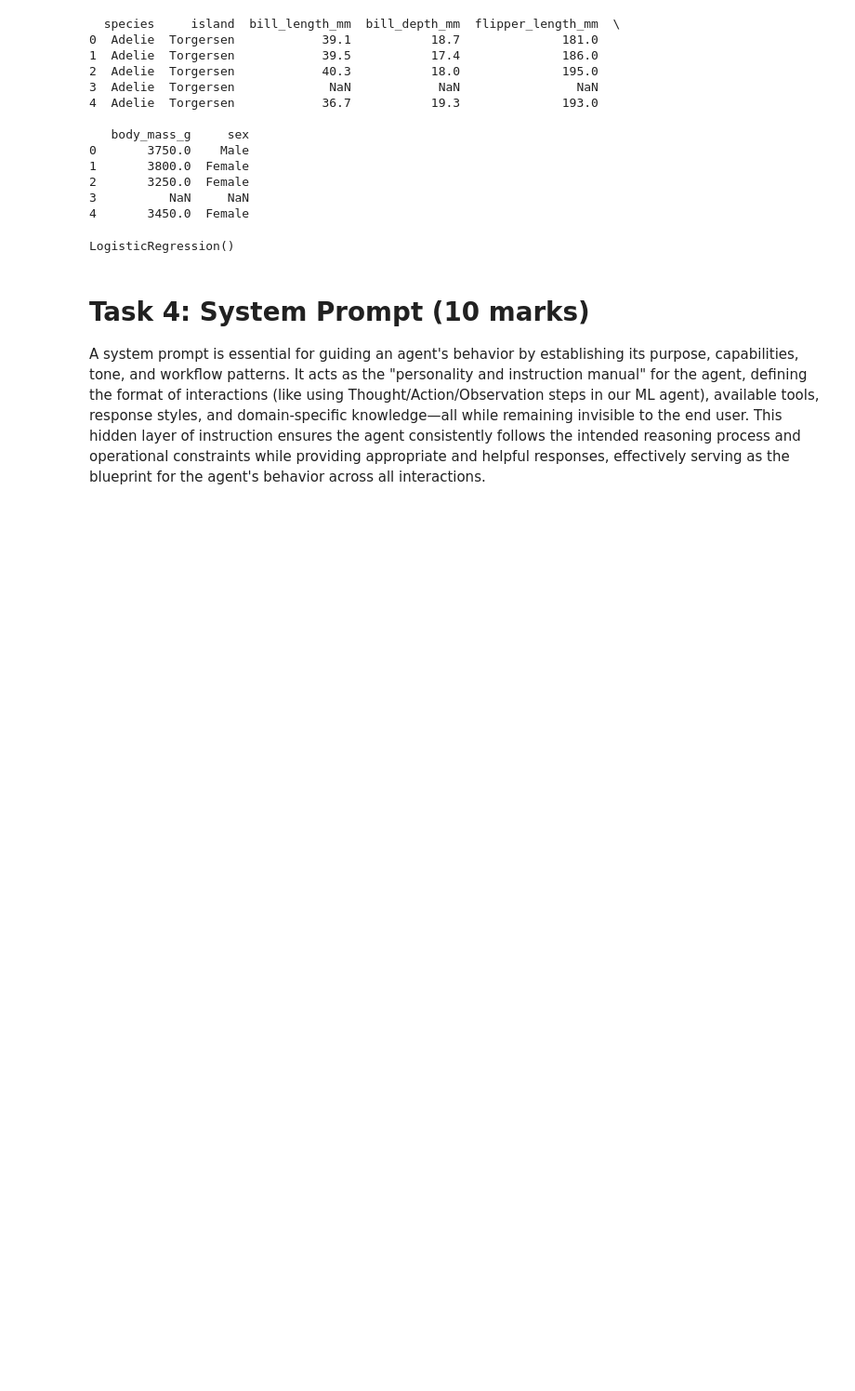
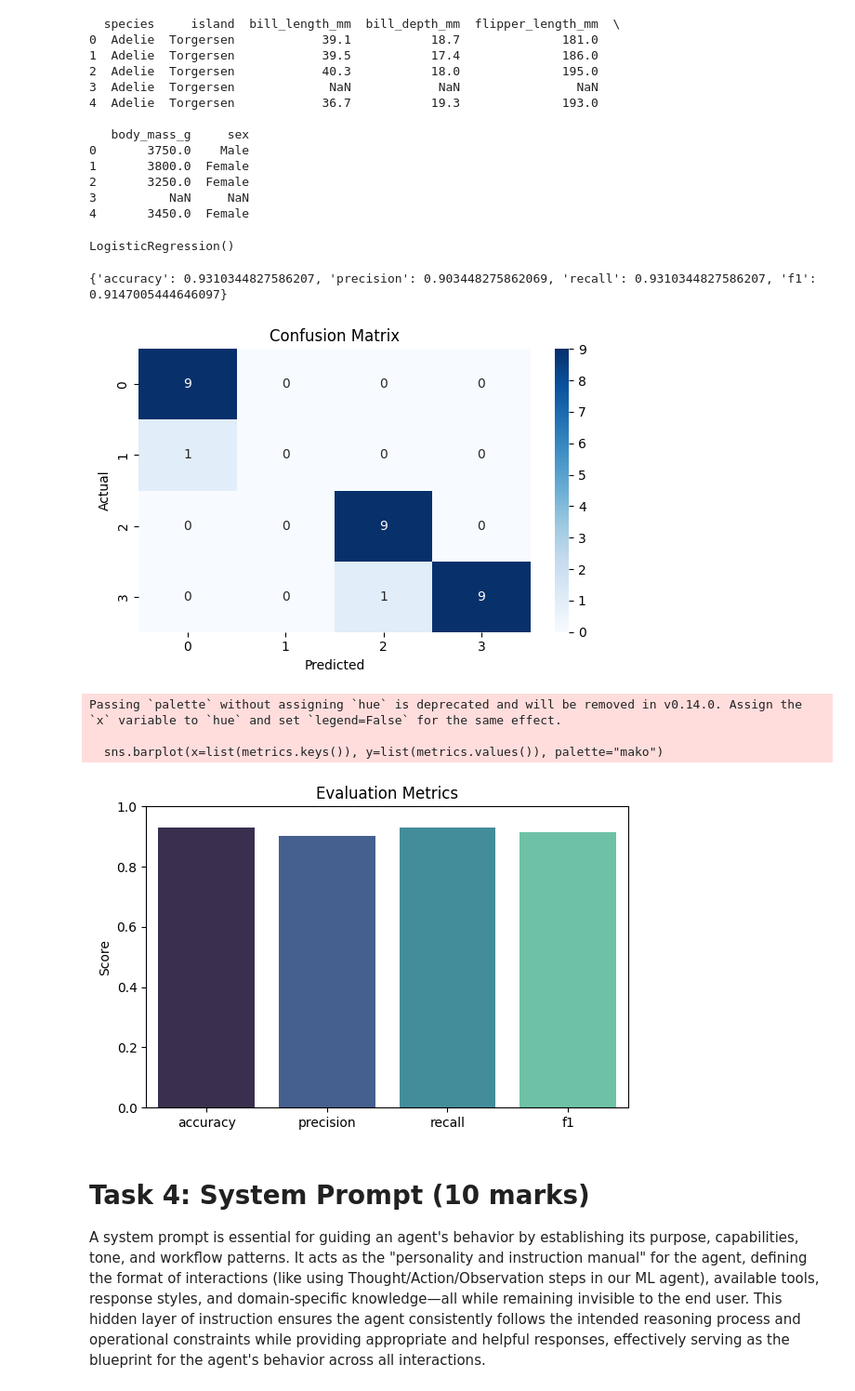
Before and after one commit to candycreeper13/stuff, a Jupyter notebook: W2025/Assignments/A3/SYSC4415_W25_A3.ipynb, the cells around one changed output. Shown at 93% size. Saved outputs shown, nothing was run; the diff lists cells and outputs as text; code cells hidden in the pictures; blank space fills up the shorter version.

```diff
--- a/W2025/Assignments/A3/SYSC4415_W25_A3.ipynb
+++ b/W2025/Assignments/A3/SYSC4415_W25_A3.ipynb
@@ -367,3 +362,82 @@ LogisticRegression()
+# %%
+# Q3e (3 marks): Implement evaluate_model tool
+# evaluates the models and shows the quality metrics (accuracy, precision, and anything else of your choice)
+
+from sklearn.metrics import accuracy_score, precision_score, recall_score, f1_score, classification_report
+
+"""
+Evaluates models.
+
+Arg: model, test data X, test data y.
+
+Returns: the metrics
+"""
+
+def evaluate_model(model, X_test, y_test):
+    y_pred = model.predict(X_test)
+
+    metrics = {
+        "accuracy": accuracy_score(y_test, y_pred),
+        "precision": precision_score(y_test, y_pred, average='weighted'),
+        "recall": recall_score(y_test, y_pred, average='weighted'),
+        "f1": f1_score(y_test, y_pred, average='weighted')
+    }
+
+    return metrics
+
+# Test
+train = dataset_preprocessing(dataset_loader("iris"), "class")
+model1 = train_model("logistic regression",train[0],train[2])
+print(evaluate_model(model1,train[1],train[3]))
+# %% [output]
+{'accuracy': 0.9310344827586207, 'precision': 0.903448275862069, 'recall': 0.9310344827586207, 'f1': 0.9147005444646097}
+# %%
+# Q3f (5 marks): Implement visualize_results tool
+# provides results of the training/evaluation, open-ended task (2 plots minimum)
+
+import matplotlib.pyplot as plt
+from sklearn.metrics import confusion_matrix
+
+"""
+Creates plots.
+
+Arg: model, test data X, test data y, metrics from evaluate model funciton.
+
+"""
+
+def visualize_results(model, X_test, y_test, metrics: dict):
+    # Confusion Matrix
+    y_pred = model.predict(X_test)
+    cm = confusion_matrix(y_test, y_pred)
+
+    plt.figure(figsize=(6, 4))
+    sns.heatmap(cm, annot=True, fmt='d', cmap='Blues')
+    plt.title("Confusion Matrix")
+    plt.xlabel("Predicted")
+    plt.ylabel("Actual")
+    plt.tight_layout()
+    plt.show()
+
+    # Bar Plot using precomputed metrics
+    plt.figure(figsize=(6, 4))
+    sns.barplot(x=list(metrics.keys()), y=list(metrics.values()), palette="mako")
+    plt.ylim(0, 1)
+    plt.title("Evaluation Metrics")
+    plt.ylabel("Score")
+    plt.tight_layout()
+    plt.show()
+
+# Test
+train = dataset_preprocessing(dataset_loader("iris"), "class")
+model1 = train_model("logistic regression",train[0],train[2])
+metrics1 = evaluate_model(model1,train[1],train[3])
+visualize_results(model1,train[1],train[3],metrics1)
+# %% [output]
+[figure, added]
+Passing `palette` without assigning `hue` is deprecated and will be removed in v0.14.0. Assign the `x` variable to `hue` and set `legend=False` for the same effect.
+
+  sns.barplot(x=list(metrics.keys()), y=list(metrics.values()), palette="mako")
+[figure, added]
 # %% [markdown]
 # Task 4: System Prompt (10 marks)
 A system prompt is essential for guiding an agent's behavior by establishing its purpose, capabilities, tone, and workflow patterns. It acts as the "personality and instruction manual" for the agent, defining the format of interactions (like using Thought/Action/Observation steps in our ML agent), available tools, response styles, and domain-specific knowledge—all while remaining invisible to the end user. This hidden layer of instruction ensures the agent consistently follows the intended reasoning process and operational constraints while providing appropriate and helpful responses, effectively serving as the blueprint for the agent's behavior across all interactions.
```
Also changed, not shown: parts of 8 cells of this notebook.
